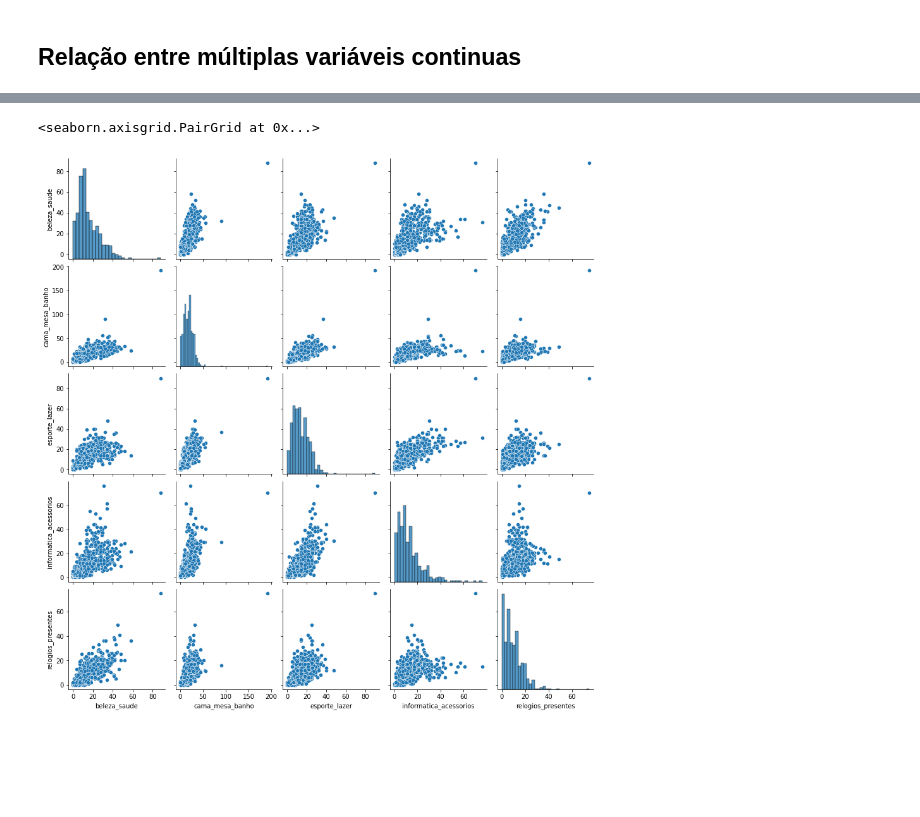
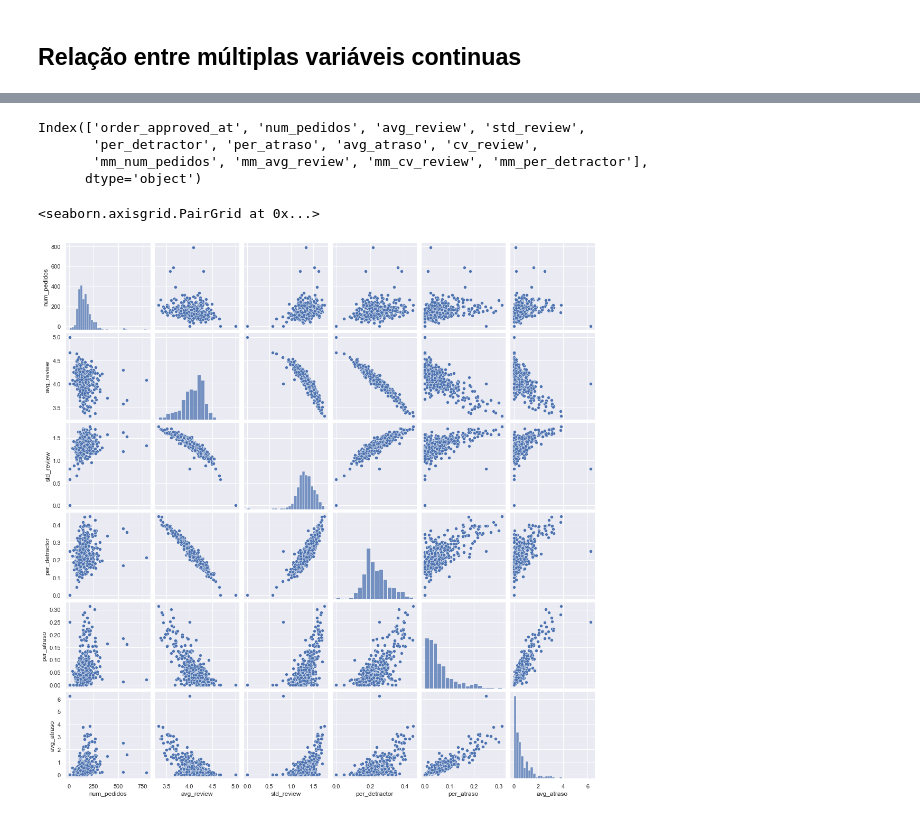
Before and after one commit to pedroteche-ih/Aulas-Base---DA-v2, a Jupyter notebook: 27 - EDA.ipynb, the cells around one changed output, grey strips where cells are left out. Drawn from its saved outputs; the diff is of its cells as text; code cells hidden in the pictures; blank space fills up the shorter version.

```diff
--- a/27 - EDA.ipynb
+++ b/27 - EDA.ipynb
@@ -240,0 +209,13 @@ sns.lineplot(data=tb_numped_diario, x='data_pedido', y='num_pedidos', ax = ax[0]
+# %%
+tb_diaria = (
+    tb_pedidos.groupby("order_approved_at")
+    .agg(
+        num_pedidos=pd.NamedAgg("order_id", "nunique"),
+        avg_review=pd.NamedAgg("review_score", "mean"),
+        std_review=pd.NamedAgg("review_score", "std"),
+        per_detractor=pd.NamedAgg("detractor", "mean"),
+        per_atraso=pd.NamedAgg("atraso", "mean"),
+        avg_atraso=pd.NamedAgg("dias_atraso", "mean"),
+    )
+    .reset_index()
+)
@@ -240,0 +240,5 @@ sns.lineplot(data=tb_numped_diario, x='data_pedido', y='num_pedidos', ax = ax[0]
+# %%
+tb_diaria["cv_review"] = tb_diaria["std_review"] / tb_diaria["avg_review"]
+
+plt.figure(figsize=(12, 4))
+sns.lineplot(data=tb_diaria, x="order_approved_at", y="cv_review")
@@ -240,0 +258,6 @@ sns.lineplot(data=tb_numped_diario, x='data_pedido', y='num_pedidos', ax = ax[0]
+# %%
+tb_diaria["mm_num_pedidos"] = tb_diaria["num_pedidos"].rolling(7).mean()
+tb_diaria["mm_avg_review"] = tb_diaria["avg_review"].rolling(7).mean()
+tb_diaria["mm_cv_review"] = tb_diaria["cv_review"].rolling(7).mean()
+tb_diaria["mm_per_detractor"] = tb_diaria["per_detractor"].rolling(7).mean()
+tb_diaria.head(10)
@@ -472,5 +492,22 @@ tb_diaria_categoria_pt
+# %%
+tb_diaria.columns
+# %% [output]
+Index(['order_approved_at', 'num_pedidos', 'avg_review', 'std_review',
+       'per_detractor', 'per_atraso', 'avg_atraso', 'cv_review',
+       'mm_num_pedidos', 'mm_avg_review', 'mm_cv_review', 'mm_per_detractor'],
+      dtype='object')
+# %%
+var_original = [
+    "num_pedidos",
+    "avg_review",
+    "std_review",
+    "per_detractor",
+    "per_atraso",
+    "avg_atraso",
+]
+var_mm = ["mm_num_pedidos", "mm_avg_review", "mm_cv_review", "mm_per_detractor"]
 # %%
-sns.pairplot(tb_diaria_categoria_pt)
+sns.pairplot(tb_diaria[var_original])
 # %% [output]
 <seaborn.axisgrid.PairGrid at 0x...>
-[figure, old version]
+[figure, new version]
```
Also changed, not shown: parts of 89 cells of this notebook, 3 other files.
